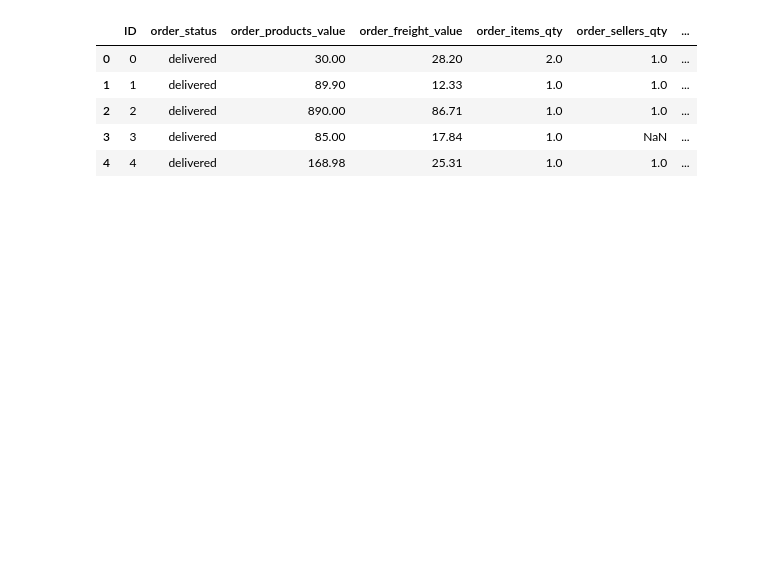
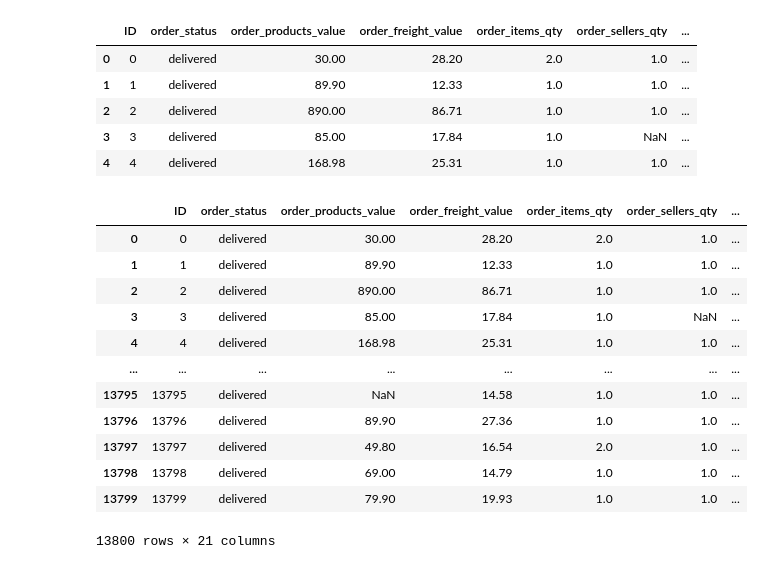
Before and after one commit to MrFranciscoPaz/ProyectoUC3M, a Jupyter notebook: notebooks/ML_experiment.ipynb, the cells around one changed output. Cells and saved outputs as stored; diff of their text form; code cells hidden in the pictures; blank space fills up the shorter version.

```diff
--- a/notebooks/ML_experiment.ipynb
+++ b/notebooks/ML_experiment.ipynb
@@ -52,12 +59,14 @@ def clean_categories(df, column, umbral, flag_mode):
     if flag_mode == True:
         df_result[f'clean_{column}'] = df_result[f'clean_{column}'].fillna(mode)
 
-    return df_result
+    df_aux = df_aux.drop(column, axis = 1).reset_index()
+    df_aux.columns = [column,f'clean_{column}']
+    return df_result, df_aux, mode
 # %%
-df = clean_categories(df, column = 'order_status', umbral = 0.05, flag_mode = True)
-df = clean_categories(df, column = 'product_category_name_english', umbral = 0.02, flag_mode = True)
-df = clean_categories(df, column = 'customer_city', umbral = 0.02, flag_mode = True)
-df = clean_categories(df, column = 'customer_state', umbral = 0.05, flag_mode = True)
+df, df_order , mode_order = clean_categories(df, column = 'order_status', umbral = 0.05, flag_mode = True)
+df, df_product, mode_product = clean_categories(df, column = 'product_category_name_english', umbral = 0.02, flag_mode = True)
+df, df_city, mode_city = clean_categories(df, column = 'customer_city', umbral = 0.02, flag_mode = True)
+df, df_state, mode_state = clean_categories(df, column = 'customer_state', umbral = 0.05, flag_mode = True)
 # %%
 cols = ['order_purchase_timestamp', 'order_aproved_at',
         'order_estimated_delivery_date', 'order_delivered_customer_date']
@@ -247,0 +345,16 @@ def feature_enginering(df, df_producto, df_entrega, df_estado):
+# %%
+predecir
+# %% [output]
+|  | ID | order_status | order_products_value | order_freight_value | order_items_qty | order_sellers_qty | ... |
+| 0 | 0 | delivered | 30.00 | 28.20 | 2.0 | 1.0 | ... |
+| 1 | 1 | delivered | 89.90 | 12.33 | 1.0 | 1.0 | ... |
+| 2 | 2 | delivered | 890.00 | 86.71 | 1.0 | 1.0 | ... |
+| 3 | 3 | delivered | 85.00 | 17.84 | 1.0 | NaN | ... |
+| 4 | 4 | delivered | 168.98 | 25.31 | 1.0 | 1.0 | ... |
+| ... | ... | ... | ... | ... | ... | ... | ... |
+| 13795 | 13795 | delivered | NaN | 14.58 | 1.0 | 1.0 | ... |
+| 13796 | 13796 | delivered | 89.90 | 27.36 | 1.0 | 1.0 | ... |
+| 13797 | 13797 | delivered | 49.80 | 16.54 | 2.0 | 1.0 | ... |
+| 13798 | 13798 | delivered | 69.00 | 14.79 | 1.0 | 1.0 | ... |
+| 13799 | 13799 | delivered | 79.90 | 19.93 | 1.0 | 1.0 | ... |
+13800 rows × 21 columns
```
Also changed, not shown: parts of 23 cells of this notebook, 5 other files.
